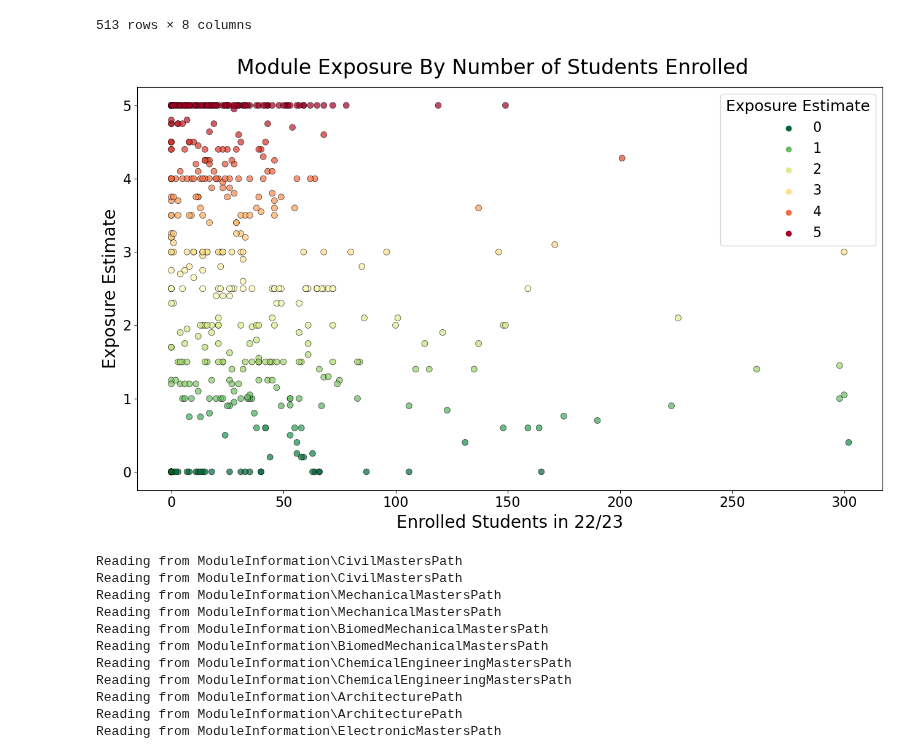
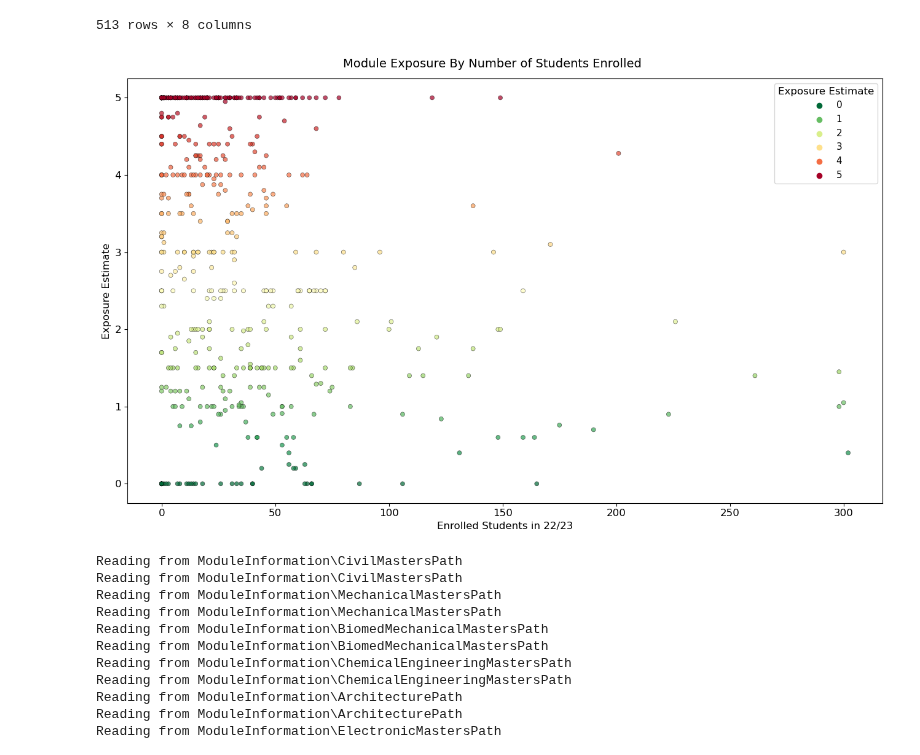
Before and after one commit to CathaloFaolain/ChatGPTAssessment, a Jupyter notebook: Module Graphics.ipynb, the cells around one changed output. Drawn from its saved outputs; the diff is of its cells as text; code cells hidden in the pictures.

```diff
--- a/Module Graphics.ipynb
+++ b/Module Graphics.ipynb
@@ -784,32 +784,32 @@ modules
 # %%
 import seaborn as sns
 
 fig=plt.figure(figsize=(13, 8))
 
 sns.scatterplot(data=modules, x="Enrolled Students 22/23", y="Exposure Estimate",\
-                hue="Exposure Estimate", palette=plt.cm.RdYlGn_r, s=50, edgecolor="black", alpha=0.7)
+                hue="Exposure Estimate", palette=plt.cm.RdYlGn_r, s=25, edgecolor="black", alpha=0.7)
 
 #Set the title
-fig.suptitle("Module Exposure By Number of Students Enrolled", fontsize=24)
+fig.suptitle("Module Exposure By Number of Students Enrolled", fontsize=14)
 
 #Format the Axes
-plt.ylabel("Exposure Estimate", fontsize=20)
-plt.xticks(fontsize=16)
-plt.yticks(fontsize=16)
-plt.xlabel("Enrolled Students in 22/23", fontsize=20)
-plt.legend(title="Exposure Estimate", title_fontsize=18, fontsize=16)
+plt.ylabel("Exposure Estimate", fontsize=12)
+plt.xticks(fontsize=12)
+plt.yticks(fontsize=12)
+plt.xlabel("Enrolled Students in 22/23", fontsize=12)
+plt.legend(title="Exposure Estimate", title_fontsize=12, fontsize=11)
 fig.tight_layout()
 
 
 #Set the path to save the graphs
 dir_output=Path.Path("Graphs")
 #Set the filename for th figure
 dir_output=dir_output / "RiskAssessment" / "Summary"
 dir_output.mkdir(parents=True, exist_ok=True)
 filename= dir_output / ("ModulesScatter.png")
 plt.savefig(filename, dpi=1200)
 # %% [output]
-[figure, old version]
+[figure, new version]
 # %%
 #These are the paths that exist in the College of Engineering and Architecture
 paths=["CivilMastersPath", "MechanicalMastersPath", "BiomedMechanicalMastersPath", \
```
Also changed, not shown: parts of 1 cell of this notebook, 6 other files.
